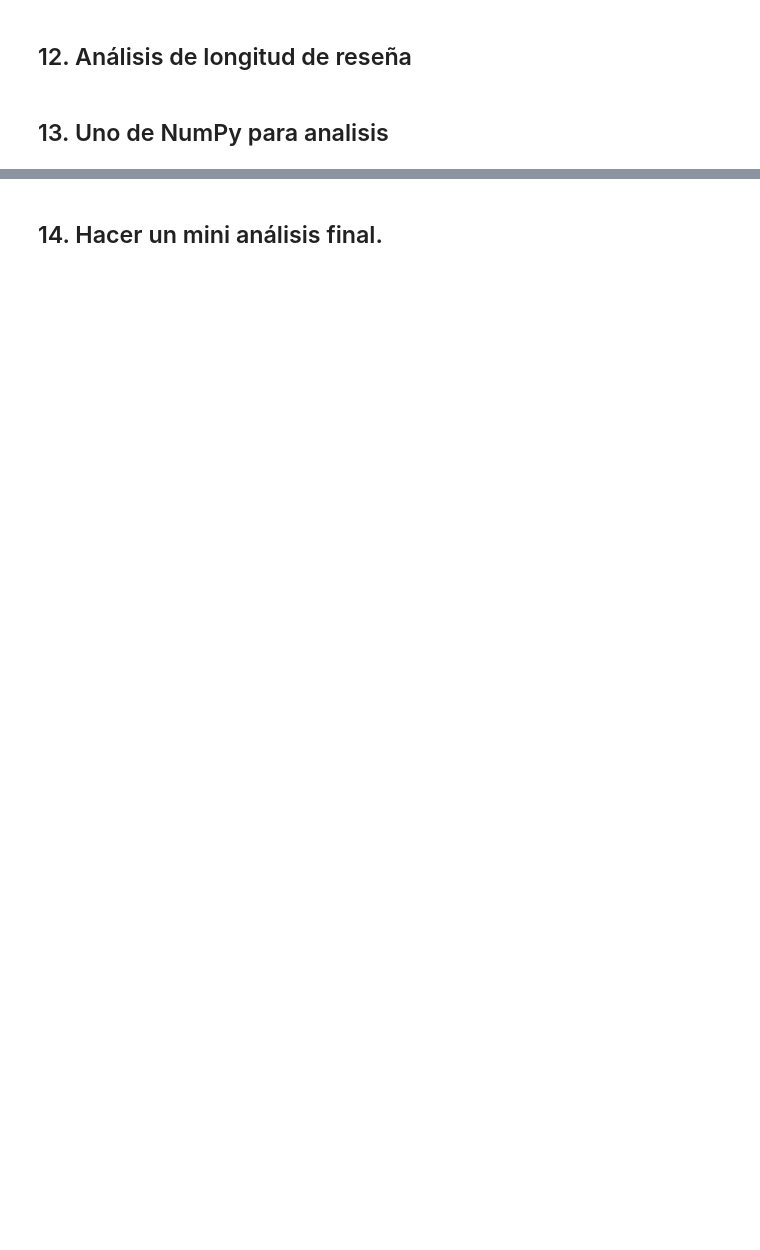
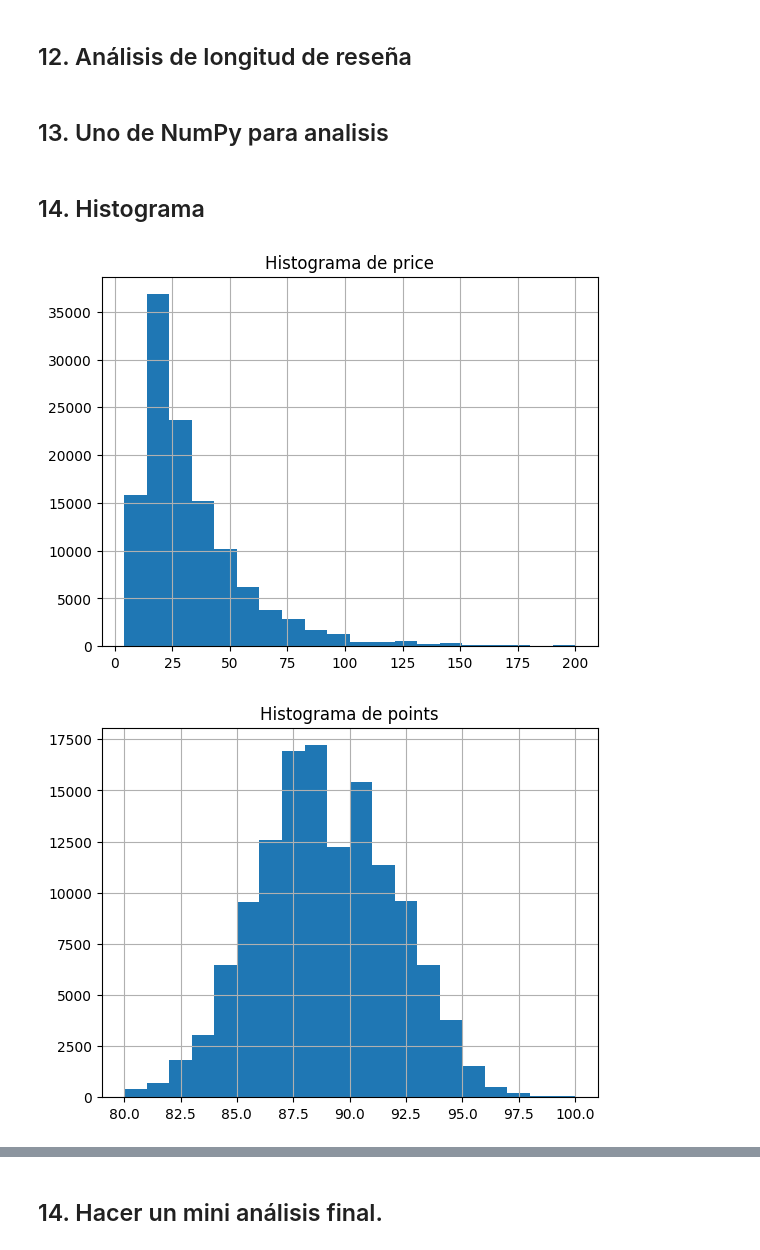
Before and after one commit to Dianathecoder/Wine-Tasting_Dataset, a Jupyter notebook: analisis2.ipynb, the cells around one changed output, grey strips where cells are left out. Drawn from its saved outputs; the diff is of its cells as text; code cells hidden in the pictures; blank space fills up the shorter version.

```diff
--- a/analisis2.ipynb
+++ b/analisis2.ipynb
@@ -440,2 +439,21 @@ ValueError: setting an array element with a sequence. The requested array has an
 # %% [markdown]
 ## 11. Relación entre precio y puntuación
+# %%
+
+#Verificar si los vinos con mayor points tienden a tener mayor price.
+cols=["price","points"]
+corr = df[cols].corr()
+print("Vinos que tienden a tener mayor price: ")
+print(corr)
+
+#Crear una nueva columna price_per_point = price / points (solo donde price no está nulo) y analizar su distribución.
+df_filtrado = df[df['has_price'] == True]
+df_filtrado["price_per_point"] = df_filtrado["price"] / df_filtrado["points"]
+
+
+
+
+#convertir de a numero el tipo de vino
+#precio - tipo de vino - viñedo - pais
+
+#Verificar correlación entre price y points usando NumPy (por ejemplo np.corrcoef()).
@@ -443,3 +471,25 @@ ValueError: setting an array element with a sequence. The requested array has an
 ## 12. Análisis de longitud de reseña
 # %% [markdown]
 ## 13. Uno de NumPy para analisis
+# %% [markdown]
+## 14. Histograma
+# %%
+#Defines una lista con los nombres de 3 columnas que te interesan.
+points = df['points']
+prices = df[df["has_price"] == True]["price"]
+
+price_per_point = df_filtrado["price_per_point"]
+cols = [prices, points, price_per_point ]
+
+for c in cols:
+    if c.name == "price":
+        c.hist(bins=20, range=(c.min(), 200))
+    elif c.name == "price_per_point":
+        c.hist(bins=20, range=(c.min(), 3))  # ajusta el límite según tus datos
+    else:
+        c.hist(bins=20)
+    plt.title(f"Histograma de {c.name}")
+    plt.show()
+# %% [output]
+[figure, added]
+[figure, added]
```
Also changed, not shown: parts of 4 cells of this notebook.
